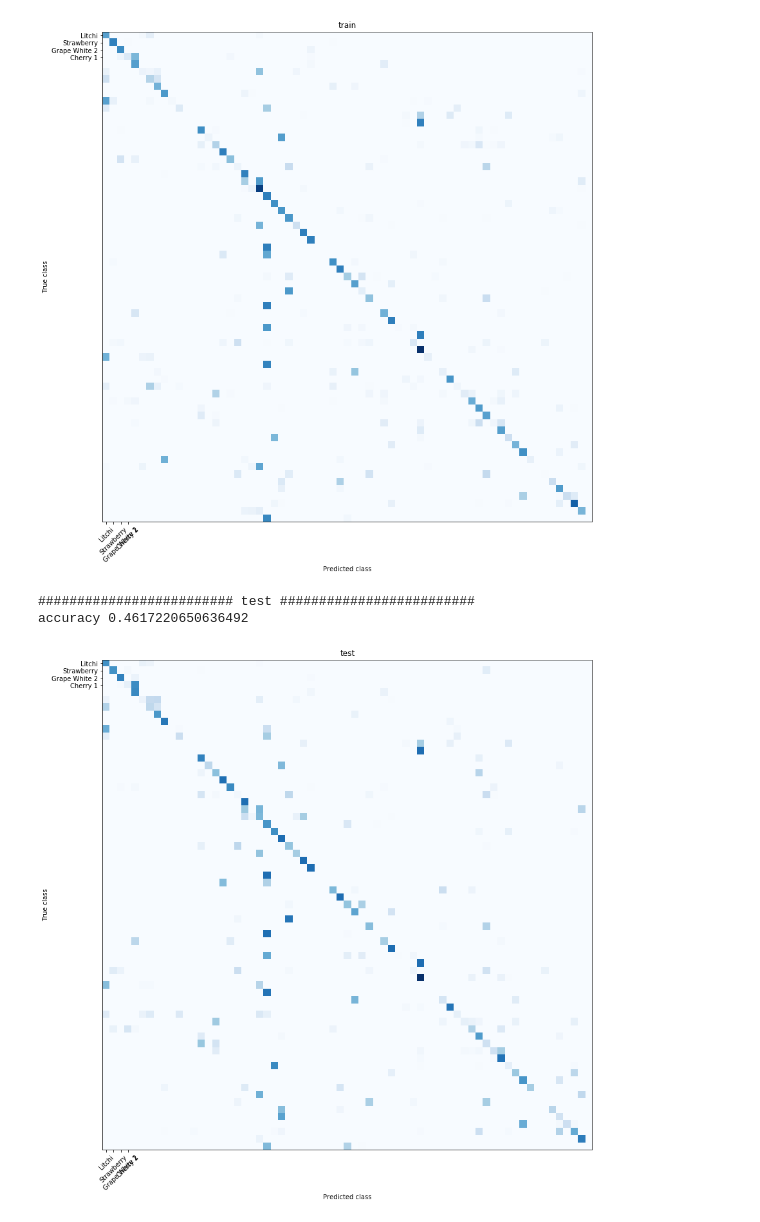
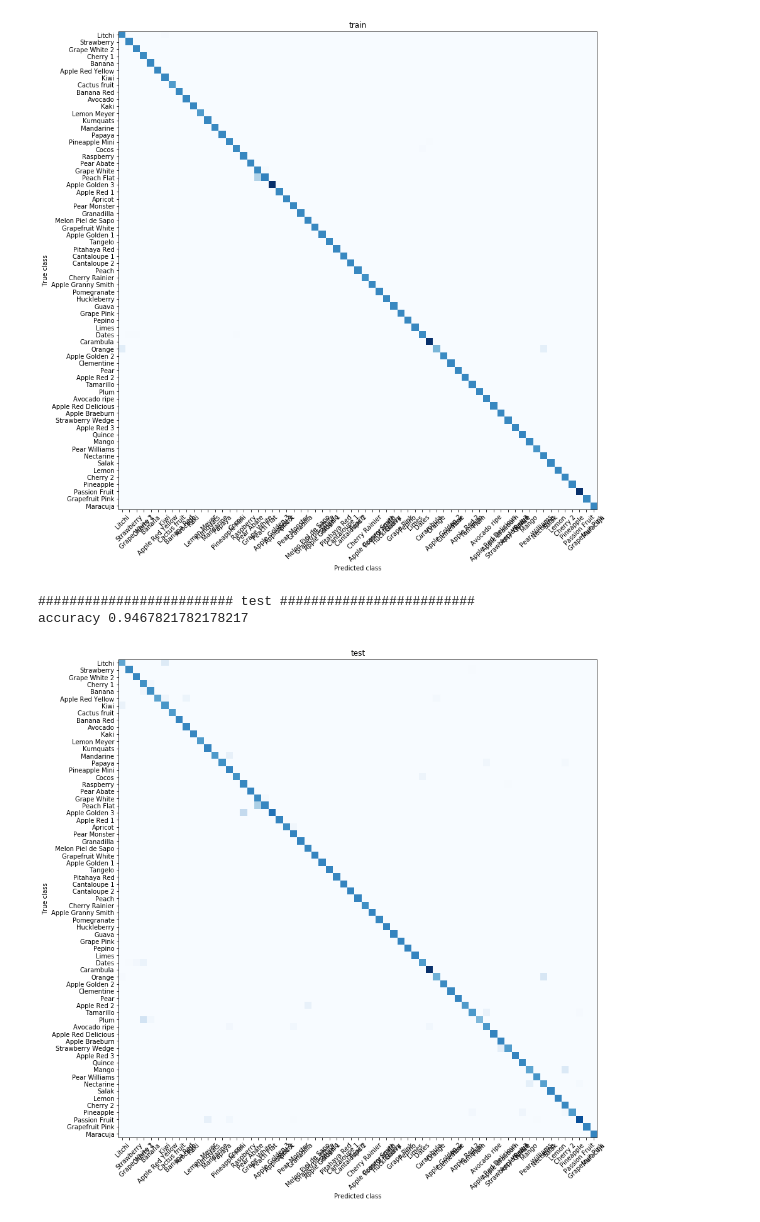
Before and after one commit to fedehenzenn/ml-grupohpz, a Jupyter notebook: tp3_cv.ipynb, the cells around one changed output. Drawn from its saved outputs; the diff is of its cells as text; code cells hidden in the pictures.

```diff
--- a/tp3_cv.ipynb
+++ b/tp3_cv.ipynb
@@ -132,0 +223,24 @@ def extract_outputs(dataset):
+# %%
+for set_name, set_data in sets:
+    add_predictions(set_data,False)
+
+    print('#' * 25, set_name, '#' * 25)
+    print('accuracy', accuracy_score(set_data.etiqueta, set_data.prediction))
+
+
+    plt.figure(figsize=(15,14))
+
+    plt.xticks(list(range(67)), label_data, rotation=45)
+    plt.yticks(list(range(67)), label_data)
+    plt.xlabel('Predicted class')
+    plt.ylabel('True class')
+
+    plt.title(set_name)
+
+    plt.imshow(
+        confusion_matrix(set_data.etiqueta, set_data.prediction),
+        cmap=plt.cm.Blues,
+        interpolation='nearest',
+    )
+
+    plt.show()
@@ -178,27 +300,15 @@ Epoch 5/5
-# %%
-def add_predictions(dataset):
-
-    predictions = model.predict(extract_inputs(dataset))
-
-    for fruit_number, fruit in enumerate(label_data):
-        dataset[fruit] = predictions[:, fruit_number]
-
-    dataset['prediction'] = dataset[label_data].idxmax(axis=1)
-    dataset['prediction_confidence'] = dataset[label_data].max(axis=1)
-    dataset['correct'] = dataset.prediction == dataset.etiqueta
 # %%
 for set_name, set_data in sets:
-    add_predictions(set_data)
+    add_predictions(set_data,True)
 
     print('#' * 25, set_name, '#' * 25)
     print('accuracy', accuracy_score(set_data.etiqueta, set_data.prediction))
 
-    # plot confussion matrix
 
     plt.figure(figsize=(15,14))
 
-    plt.xticks([0, 1, 2, 3], label_data, rotation=45)
-    plt.yticks([0, 1, 2, 3], label_data)
+    plt.xticks(list(range(67)), label_data, rotation=45)
+    plt.yticks(list(range(67)), label_data)
     plt.xlabel('Predicted class')
     plt.ylabel('True class')
 
@@ -217,4 +327,4 @@ accuracy 0.5068187895534362
-[figure, old version]
+[figure, new version]
 ######################### test #########################
-accuracy 0.4617220650636492
+accuracy 0.9467821782178217
-[figure, old version]
+[figure, new version]
```
Also changed, not shown: parts of 29 cells of this notebook.
